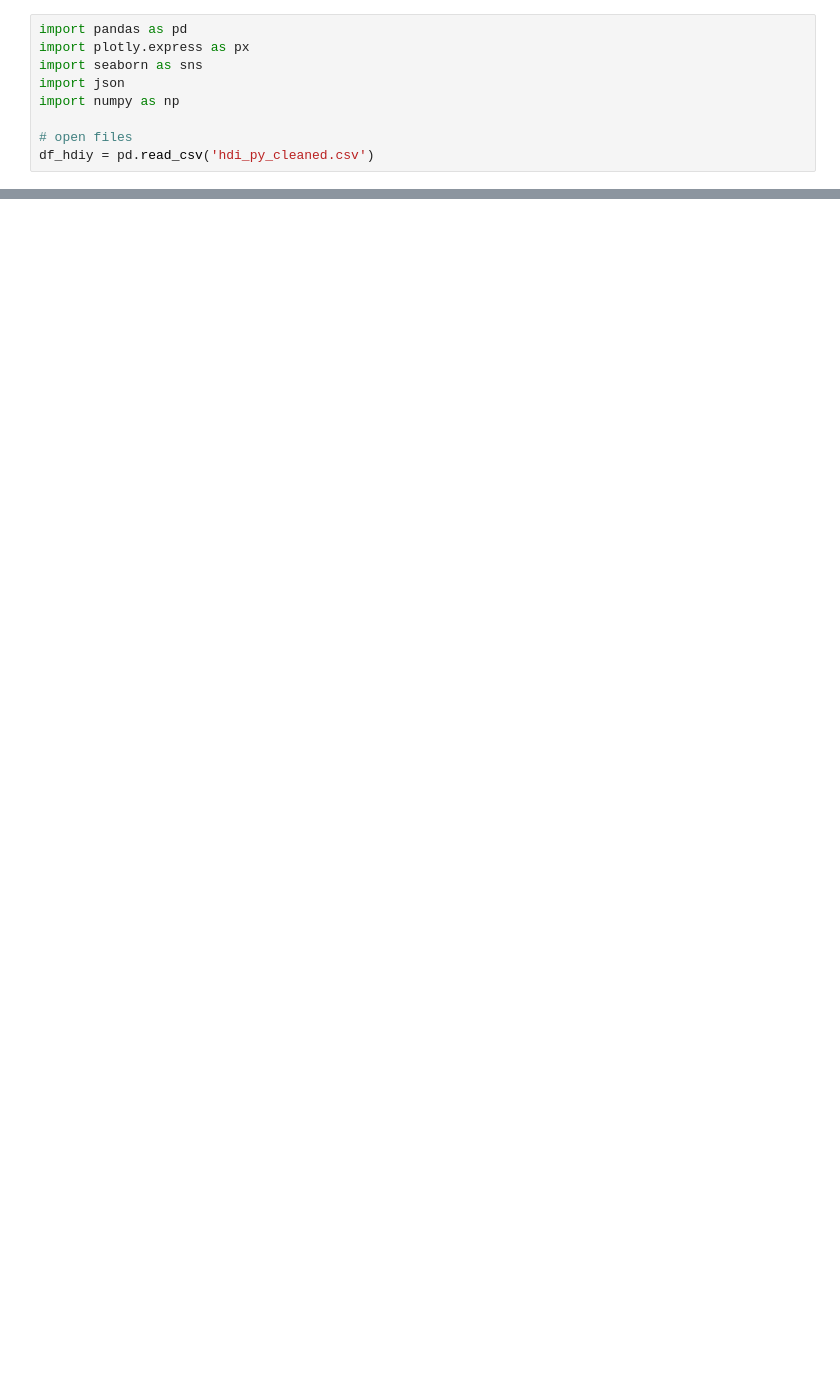
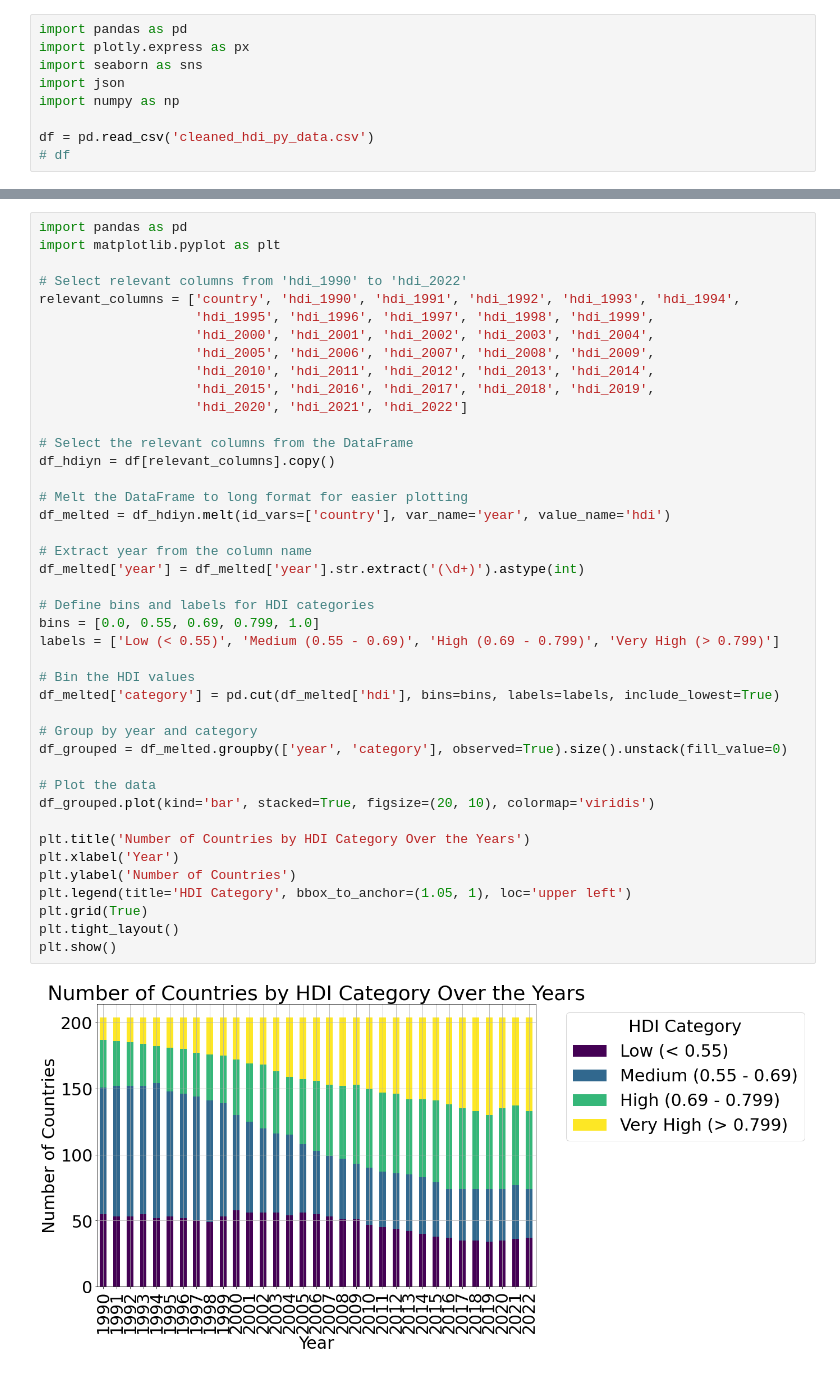
Before and after one commit to goofvanriet/infovis, a Jupyter notebook: docs/hdi_per_year.ipynb, the cells around one changed output, grey strips where cells are left out. Saved outputs shown, nothing was run; the diff lists cells and outputs as text; blank space fills up the shorter version.

Commit message:
add most recent local cleaned up version

```diff
--- a/docs/hdi_per_year.ipynb
+++ b/docs/hdi_per_year.ipynb
@@ -5,5 +5,5 @@ import seaborn as sns
 import json
 import numpy as np
 
-# open files
-df_hdiy = pd.read_csv('hdi_py_cleaned.csv')
+df = pd.read_csv('cleaned_hdi_py_data.csv')
+# df
@@ -44,0 +10,44 @@ plt.show()
+# %%
+import pandas as pd
+import matplotlib.pyplot as plt
+
+# Select relevant columns from 'hdi_1990' to 'hdi_2022'
+relevant_columns = ['country', 'hdi_1990', 'hdi_1991', 'hdi_1992', 'hdi_1993', 'hdi_1994',
+                    'hdi_1995', 'hdi_1996', 'hdi_1997', 'hdi_1998', 'hdi_1999',
+                    'hdi_2000', 'hdi_2001', 'hdi_2002', 'hdi_2003', 'hdi_2004',
+                    'hdi_2005', 'hdi_2006', 'hdi_2007', 'hdi_2008', 'hdi_2009',
+                    'hdi_2010', 'hdi_2011', 'hdi_2012', 'hdi_2013', 'hdi_2014',
+                    'hdi_2015', 'hdi_2016', 'hdi_2017', 'hdi_2018', 'hdi_2019',
+                    'hdi_2020', 'hdi_2021', 'hdi_2022']
+
+# Select the relevant columns from the DataFrame
+df_hdiyn = df[relevant_columns].copy()
+
+# Melt the DataFrame to long format for easier plotting
+df_melted = df_hdiyn.melt(id_vars=['country'], var_name='year', value_name='hdi')
+
+# Extract year from the column name
+df_melted['year'] = df_melted['year'].str.extract('(\d+)').astype(int)
+
+# Define bins and labels for HDI categories
+bins = [0.0, 0.55, 0.69, 0.799, 1.0]
+labels = ['Low (< 0.55)', 'Medium (0.55 - 0.69)', 'High (0.69 - 0.799)', 'Very High (> 0.799)']
+
+# Bin the HDI values
+df_melted['category'] = pd.cut(df_melted['hdi'], bins=bins, labels=labels, include_lowest=True)
+
+# Group by year and category
+df_grouped = df_melted.groupby(['year', 'category'], observed=True).size().unstack(fill_value=0)
+
+# Plot the data
+df_grouped.plot(kind='bar', stacked=True, figsize=(20, 10), colormap='viridis')
+
+plt.title('Number of Countries by HDI Category Over the Years')
+plt.xlabel('Year')
+plt.ylabel('Number of Countries')
+plt.legend(title='HDI Category', bbox_to_anchor=(1.05, 1), loc='upper left')
+plt.grid(True)
+plt.tight_layout()
+plt.show()
+# %% [output]
+[figure, added]
```
Also changed, not shown: parts of 1 cell of this notebook, 1 other file.
